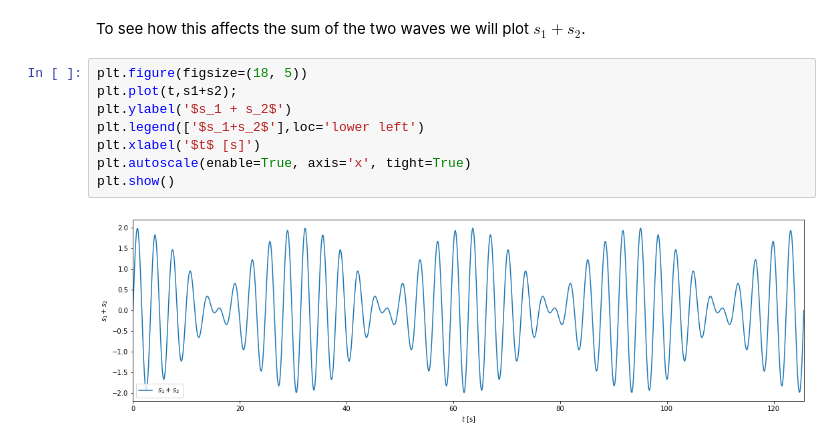
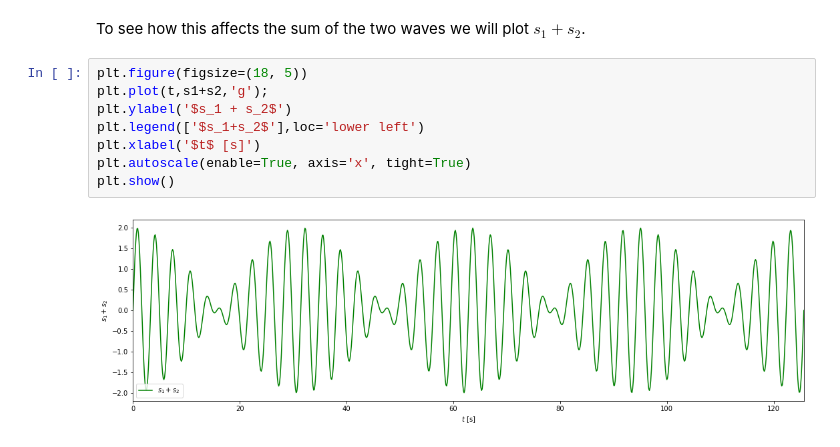
Before and after one commit to ldeo-glaciology/glaciology-intro-book, a Jupyter notebook: src/sections/beat-frequency.ipynb, the cells around one changed output. Drawn from its saved outputs; the diff is of its cells as text.

```diff
--- a/src/sections/beat-frequency.ipynb
+++ b/src/sections/beat-frequency.ipynb
@@ -69,11 +69,11 @@ plt.show()
 To see how this affects the sum of the two waves we will plot $s_1+s_2$.
 # %%
 plt.figure(figsize=(18, 5))
-plt.plot(t,s1+s2);
+plt.plot(t,s1+s2,'g');
 plt.ylabel('$s_1 + s_2$')
 plt.legend(['$s_1+s_2$'],loc='lower left')
 plt.xlabel('$t$ [s]')
 plt.autoscale(enable=True, axis='x', tight=True)
 plt.show()
 # %% [output]
-[figure, old version]
+[figure, new version]
```
Also changed, not shown: parts of 14 cells of this notebook, 51 other files.
